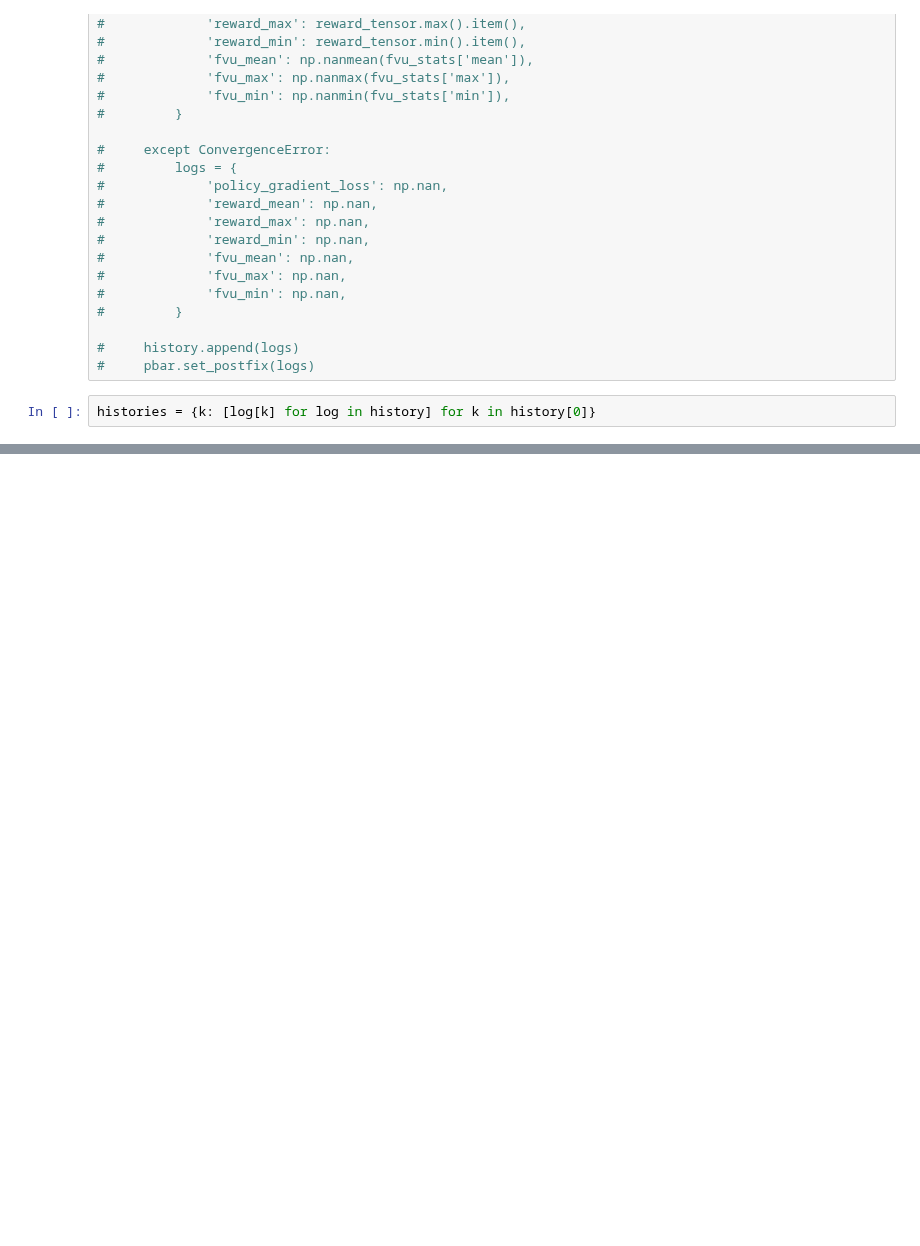
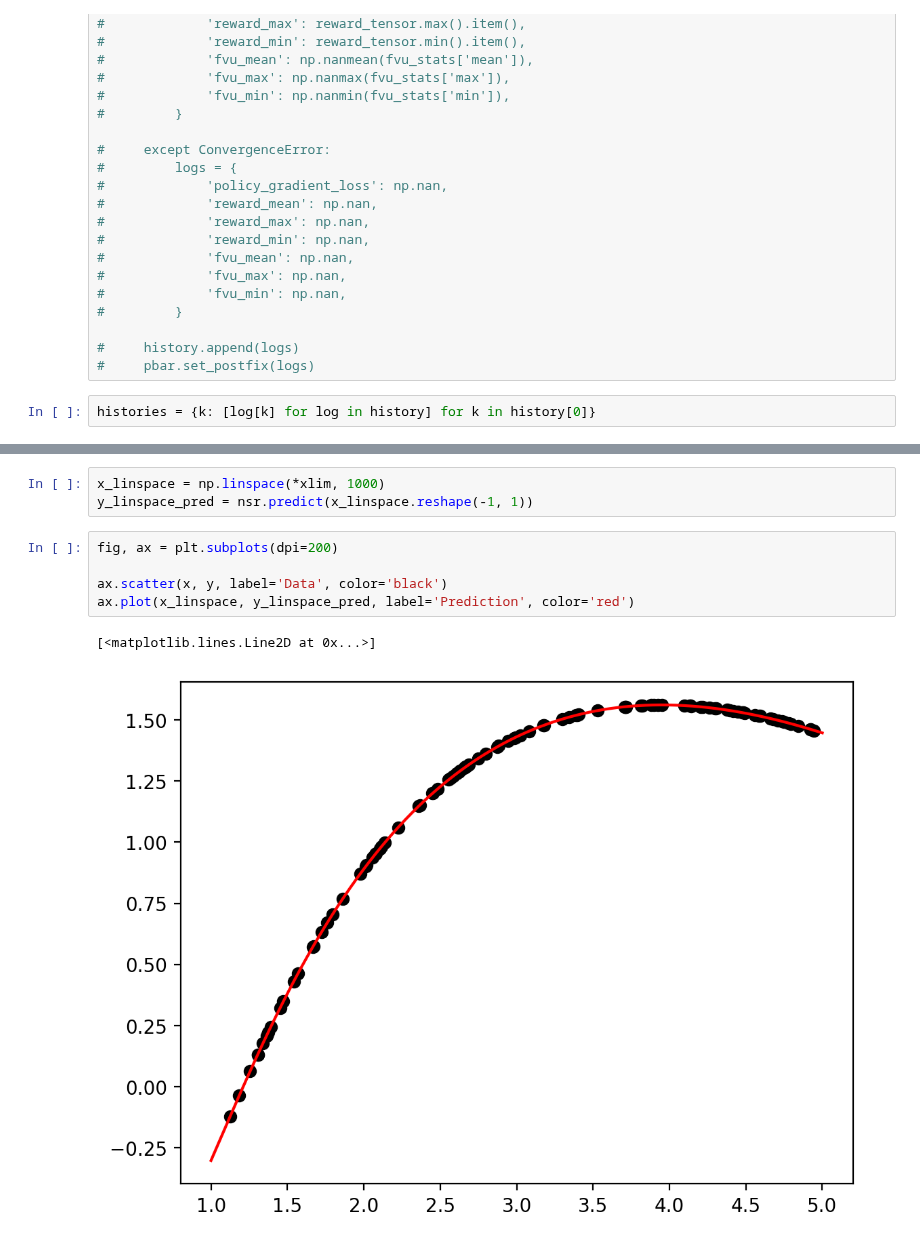
Before and after one commit to psaegert/flash-ansr, a Jupyter notebook: experimental/generate_for_rl.ipynb, the cells around one changed output, grey strips where cells are left out. Saved outputs shown, nothing was run; the diff lists cells and outputs as text; blank space fills up the shorter version.

```diff
--- a/experimental/generate_for_rl.ipynb
+++ b/experimental/generate_for_rl.ipynb
@@ -420,0 +453,11 @@ nsr.results
+# %%
+x_linspace = np.linspace(*xlim, 1000)
+y_linspace_pred = nsr.predict(x_linspace.reshape(-1, 1))
+# %%
+fig, ax = plt.subplots(dpi=200)
+
+ax.scatter(x, y, label='Data', color='black')
+ax.plot(x_linspace, y_linspace_pred, label='Prediction', color='red')
+# %% [output]
+[<matplotlib.lines.Line2D at 0x...>]
+[figure, added]
```
Also changed, not shown: parts of 14 cells of this notebook, 15 other files.
